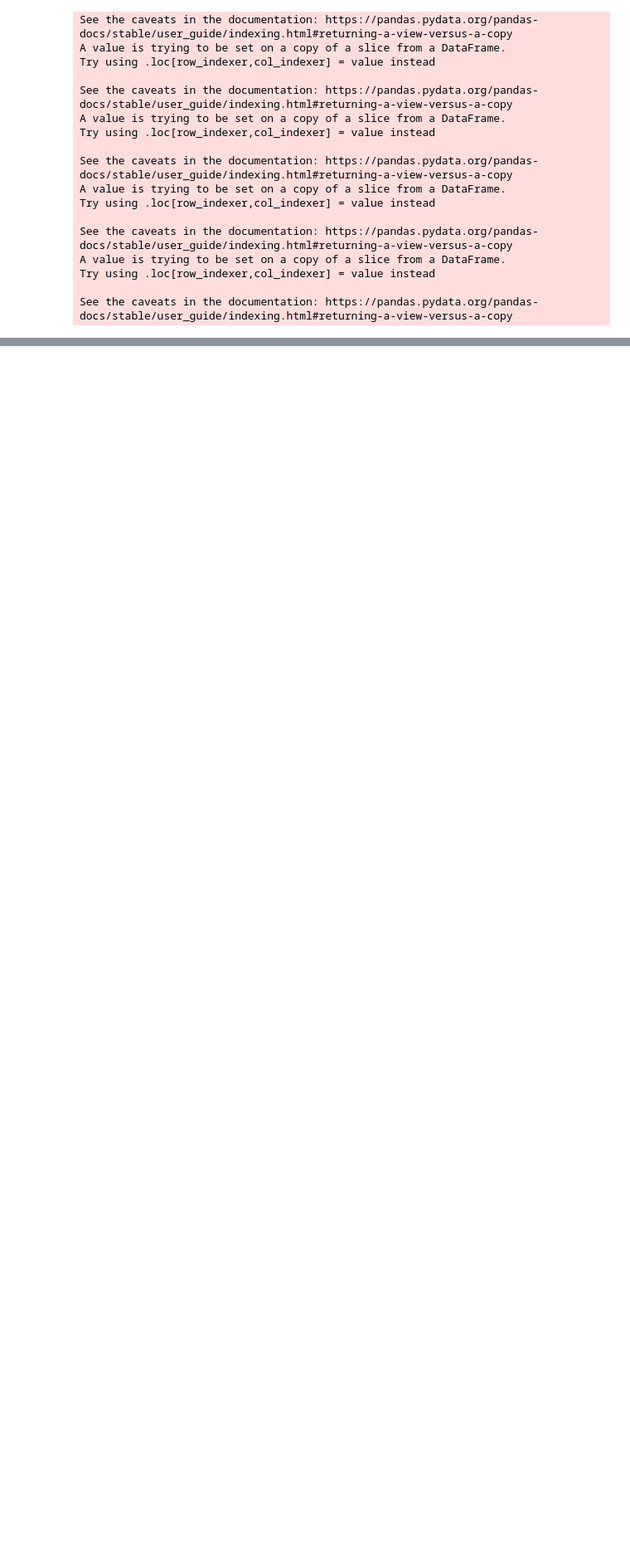
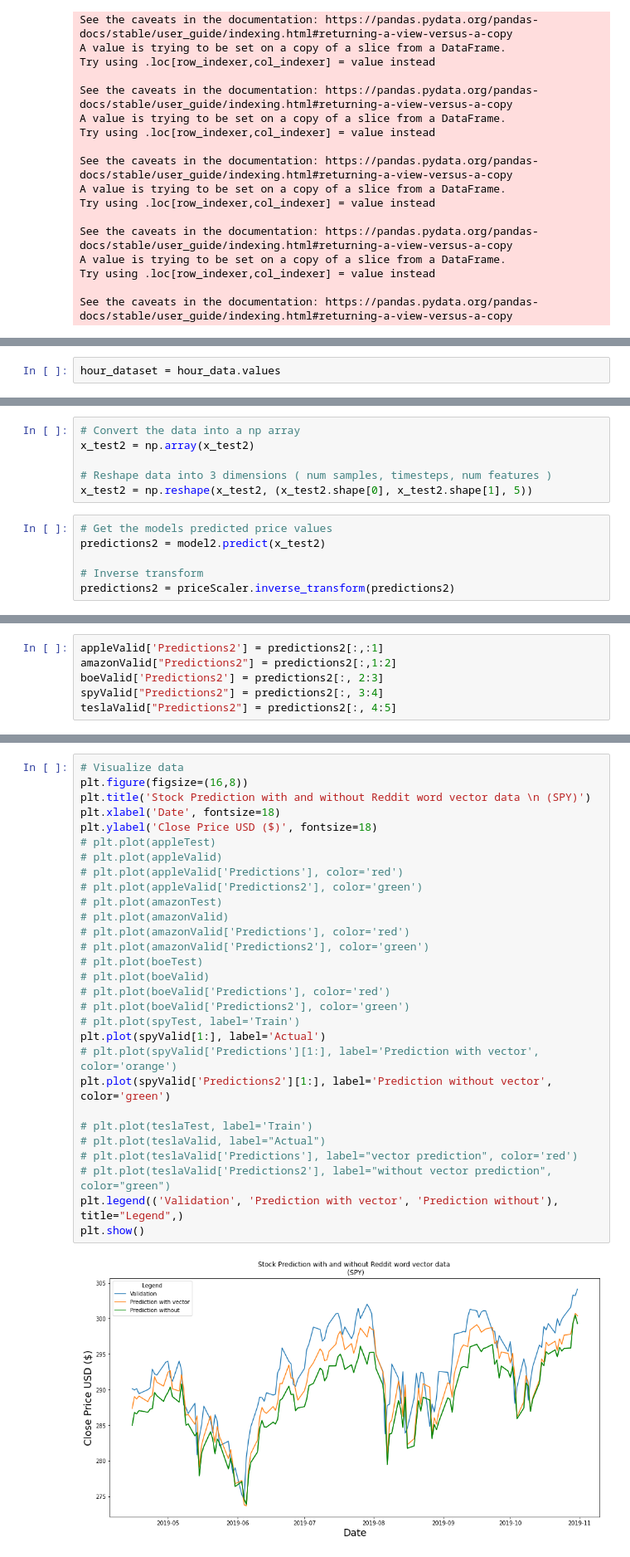
Before and after one commit to alik604/WallStreetBets_LSTM, a Jupyter notebook: hourly_date_day_prediction.ipynb, the cells around one changed output, grey strips where cells are left out. Shown at 83% size. Saved outputs shown, nothing was run; the diff lists cells and outputs as text; blank space fills up the shorter version.

```diff
--- a/hourly_date_day_prediction.ipynb
+++ b/hourly_date_day_prediction.ipynb
@@ -347,0 +352,2 @@ plt.show()
+# %%
+hour_dataset = hour_data.values
@@ -347,0 +553,12 @@ plt.show()
+# %%
+# Convert the data into a np array
+x_test2 = np.array(x_test2)
+
+# Reshape data into 3 dimensions ( num samples, timesteps, num features )
+x_test2 = np.reshape(x_test2, (x_test2.shape[0], x_test2.shape[1], 5))
+# %%
+# Get the models predicted price values
+predictions2 = model2.predict(x_test2)
+
+# Inverse transform
+predictions2 = priceScaler.inverse_transform(predictions2)
@@ -347,0 +571,6 @@ plt.show()
+# %%
+appleValid['Predictions2'] = predictions2[:,:1]
+amazonValid["Predictions2"] = predictions2[:,1:2]
+boeValid['Predictions2'] = predictions2[:, 2:3]
+spyValid["Predictions2"] = predictions2[:, 3:4]
+teslaValid["Predictions2"] = predictions2[:, 4:5]
@@ -347,0 +595,31 @@ plt.show()
+# %%
+# Visualize data
+plt.figure(figsize=(16,8))
+plt.title('Stock Prediction with and without Reddit word vector data \n (SPY)')
+plt.xlabel('Date', fontsize=18)
+plt.ylabel('Close Price USD ($)', fontsize=18)
+# plt.plot(appleTest)
+# plt.plot(appleValid)
+# plt.plot(appleValid['Predictions'], color='red')
+# plt.plot(appleValid['Predictions2'], color='green')
+# plt.plot(amazonTest)
+# plt.plot(amazonValid)
+# plt.plot(amazonValid['Predictions'], color='red')
+# plt.plot(amazonValid['Predictions2'], color='green')
+# plt.plot(boeTest)
+# plt.plot(boeValid)
+# plt.plot(boeValid['Predictions'], color='red')
+# plt.plot(boeValid['Predictions2'], color='green')
+# plt.plot(spyTest, label='Train')
+plt.plot(spyValid[1:], label='Actual')
+# plt.plot(spyValid['Predictions'][1:], label='Prediction with vector', color='orange')
+plt.plot(spyValid['Predictions2'][1:], label='Prediction without vector', color='green')
+
+# plt.plot(teslaTest, label='Train')
+# plt.plot(teslaValid, label="Actual")
+# plt.plot(teslaValid['Predictions'], label="vector prediction", color='red')
+# plt.plot(teslaValid['Predictions2'], label="without vector prediction", color="green")
+plt.legend(('Validation', 'Prediction with vector', 'Prediction without'), title="Legend",)
+plt.show()
+# %% [output]
+[figure, added]
```
Also changed, not shown: parts of 20 cells of this notebook.
